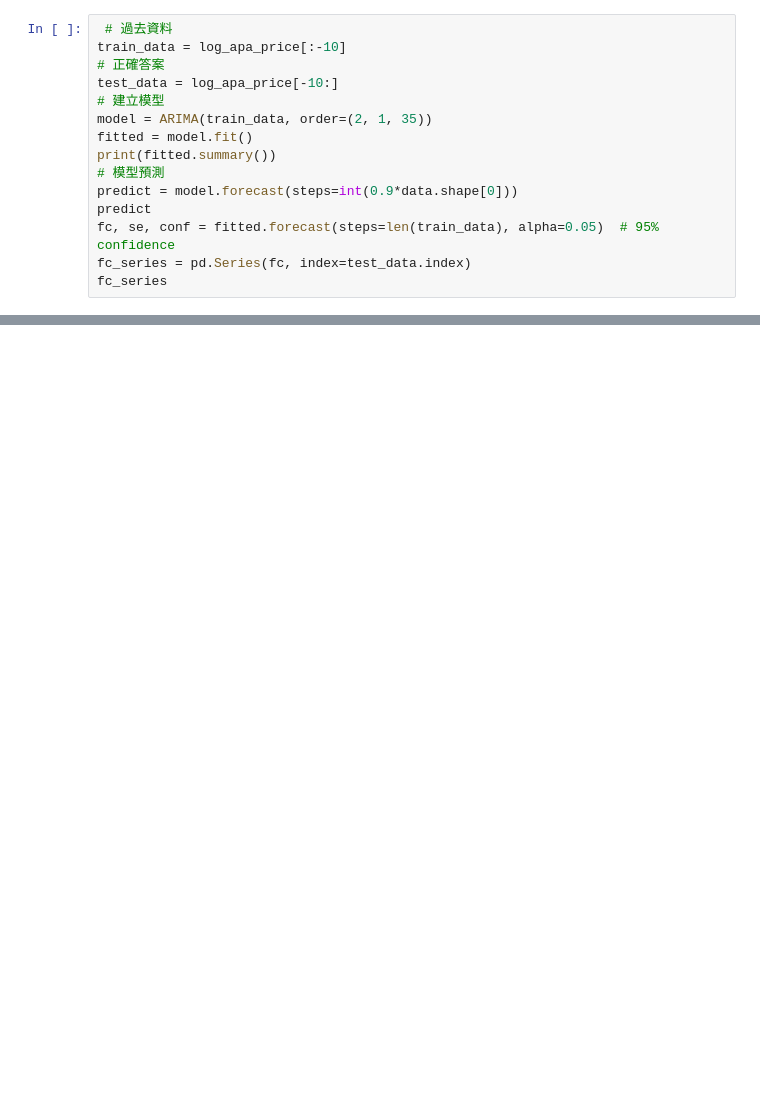
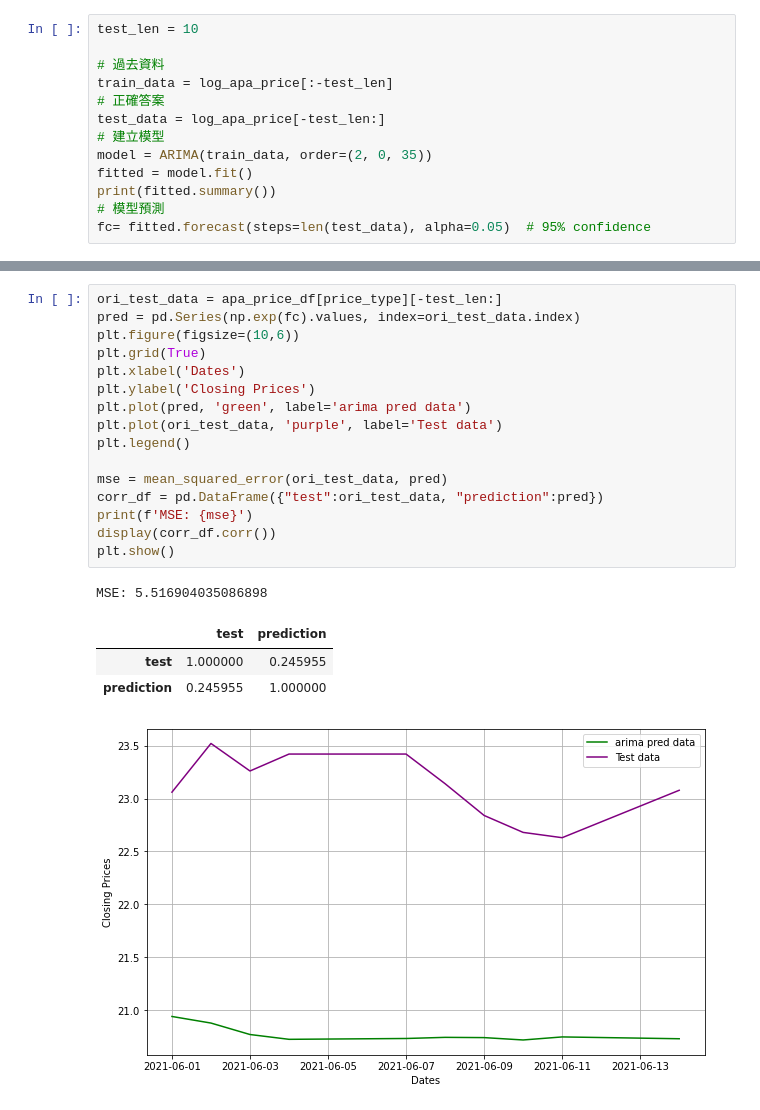
Before and after one commit to theabc50111/DL2021_final_dmlab_HCT_nccu, a Jupyter notebook: airma.ipynb, the cells around one changed output, grey strips where cells are left out. Drawn from its saved outputs; the diff is of its cells as text; blank space fills up the shorter version.

Commit message:
finish ARIMA model

```diff
--- a/airma.ipynb
+++ b/airma.ipynb
@@ -94,15 +95,13 @@ time: 3.36 ms (started: 2021-12-26 17:27:24 +00:00)
 # %%
- # 過去資料
-train_data = log_apa_price[:-10]
+test_len = 10
+
+# 過去資料
+train_data = log_apa_price[:-test_len]
 # 正確答案
-test_data = log_apa_price[-10:]
+test_data = log_apa_price[-test_len:]
 # 建立模型
-model = ARIMA(train_data, order=(2, 1, 35))
+model = ARIMA(train_data, order=(2, 0, 35))
 fitted = model.fit()
 print(fitted.summary())
 # 模型預測
-predict = model.forecast(steps=int(0.9*data.shape[0]))
-predict
-fc, se, conf = fitted.forecast(steps=len(train_data), alpha=0.05)  # 95% confidence
-fc_series = pd.Series(fc, index=test_data.index)
-fc_series
+fc= fitted.forecast(steps=len(test_data), alpha=0.05)  # 95% confidence
@@ -108,0 +126,22 @@ fc_series
+# %%
+ori_test_data = apa_price_df[price_type][-test_len:]
+pred = pd.Series(np.exp(fc).values, index=ori_test_data.index)
+plt.figure(figsize=(10,6))
+plt.grid(True)
+plt.xlabel('Dates')
+plt.ylabel('Closing Prices')
+plt.plot(pred, 'green', label='arima pred data')
+plt.plot(ori_test_data, 'purple', label='Test data')
+plt.legend()
+
+mse = mean_squared_error(ori_test_data, pred)
+corr_df = pd.DataFrame({"test":ori_test_data, "prediction":pred})
+print(f'MSE: {mse}')
+display(corr_df.corr())
+plt.show()
+# %% [output]
+MSE: 5.516904035086898
+|  | test | prediction |
+| test | 1.000000 | 0.245955 |
+| prediction | 0.245955 | 1.000000 |
+[figure, added]
```
Also changed, not shown: parts of 5 cells of this notebook.
